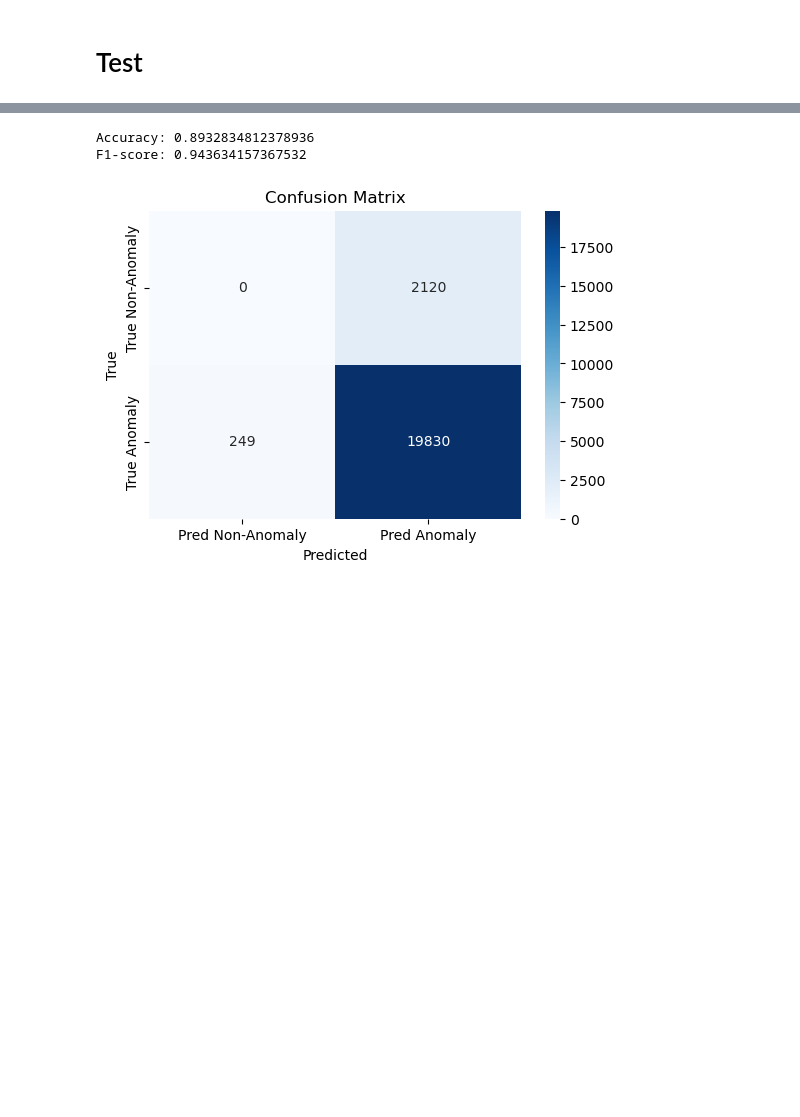
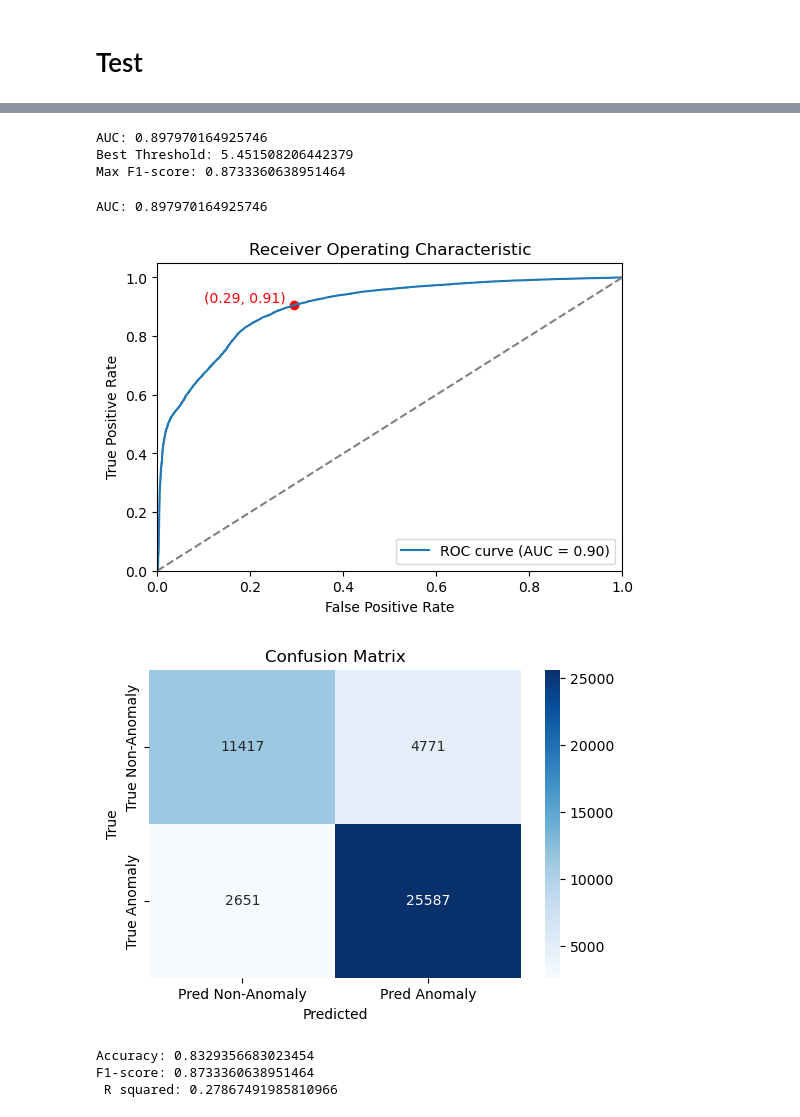
Before and after one commit to j0shcd/ml4pm-project, a Jupyter notebook: regression_forest.ipynb, the cells around one changed output, grey strips where cells are left out. Cells and saved outputs as stored; diff of their text form; code cells hidden in the pictures; blank space fills up the shorter version.

```diff
--- a/regression_forest.ipynb
+++ b/regression_forest.ipynb
@@ -365,12 +210,62 @@ plt.show()
+# %%
+# Assume you have 'true_anomalies' and 'residuals_synthetic_norm' defined
+fpr, tpr, thresholds = roc_curve(true_anomalies, residuals_synthetic_norm)
+roc_auc = auc(fpr, tpr)
+
+print("AUC:", roc_auc)
+
+# Calculate F1-score for each possible threshold
+f1_scores = []
+for threshold in thresholds:
+    predicted_anomalies = (residuals_synthetic_norm >= threshold).astype(int)
+    f1 = f1_score(true_anomalies, predicted_anomalies)
+    f1_scores.append(f1)
+
+# Find the threshold that maximized the F1-score
+max_f1_index = np.argmax(f1_scores)
+max_f1 = f1_scores[max_f1_index]
+best_threshold = thresholds[max_f1_index]
+
+print("Best Threshold:", best_threshold)
+print("Max F1-score:", max_f1)
+# %% [output]
+AUC: 0.897970164925746
+Best Threshold: 5.451508206442379
+Max F1-score: 0.8733360638951464
+# %%
+# ROC Curve and AUC
+# Use the continuous residual norm as the "score" for ROC
+fpr, tpr, thresholds = roc_curve(true_anomalies, residuals_synthetic_norm)
+roc_auc = auc(fpr, tpr)
+
+print("AUC:", roc_auc)
+
+# Plot the ROC Curve
+plt.figure(figsize=(6,4))
+plt.plot(fpr, tpr, label='ROC curve (AUC = {:.2f})'.format(roc_auc))
+plt.plot([0,1], [0,1], '--', color='gray')
+plt.scatter(fpr[max_f1_index], tpr[max_f1_index], color='red')  # mark the point of the best threshold
+plt.text(fpr[max_f1_index] - 0.02, tpr[max_f1_index]+0.01, f"({fpr[max_f1_index]:.2f}, {tpr[max_f1_index]:.2f})",
+         color='red', ha='right')
+plt.xlim([0.0, 1.0])
+plt.ylim([0.0, 1.05])
+plt.xlabel('False Positive Rate')
+plt.ylabel('True Positive Rate')
+plt.title('Receiver Operating Characteristic')
+plt.legend(loc="lower right")
+plt.show()
+# %% [output]
+AUC: 0.897970164925746
+[figure, added]
 # %%
-# Compute Accuracy and F1-score
+# Using the best threshold for final predictions and performance metrics
+predicted_anomalies = (residuals_synthetic_norm >= best_threshold).astype(int)
 acc = accuracy_score(true_anomalies, predicted_anomalies)
 f1 = f1_score(true_anomalies, predicted_anomalies)
-print("Accuracy:", acc)
-print("F1-score:", f1)
+r2 = r2_score(true_anomalies, predicted_anomalies)
+cm = confusion_matrix(true_anomalies, predicted_anomalies)
 
-# Confusion Matrix
-cm = confusion_matrix(true_anomalies, predicted_anomalies)
+# Plot Confusion Matrix
 plt.figure(figsize=(6,4))
 sns.heatmap(cm, annot=True, fmt='d', cmap='Blues',
             xticklabels=['Pred Non-Anomaly', 'Pred Anomaly'],
@@ -379,7 +274,12 @@ plt.xlabel('Predicted')
 plt.ylabel('True')
 plt.title('Confusion Matrix')
 plt.show()
+
+print("Accuracy:", acc)
+print("F1-score:", f1)
+print(" R squared:", r2)
 # %% [output]
+[figure, new version]
-Accuracy: 0.8932834812378936
-F1-score: 0.943634157367532
+Accuracy: 0.8329356683023454
+F1-score: 0.8733360638951464
+ R squared: 0.27867491985810966
-[figure, old version]
```
Also changed, not shown: parts of 28 cells of this notebook.
